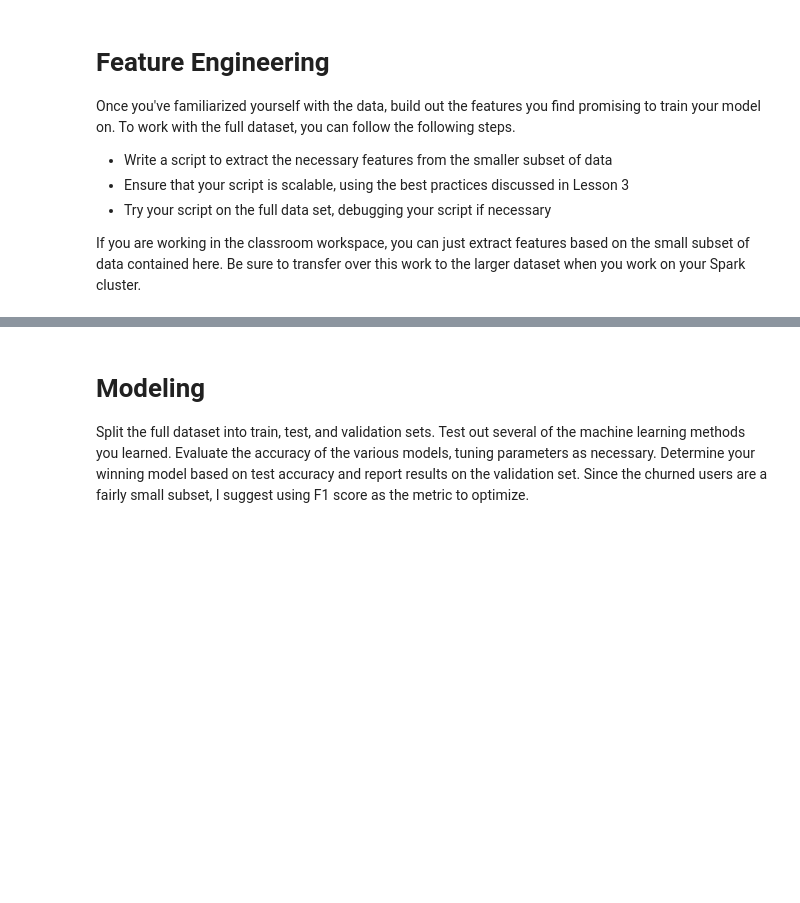
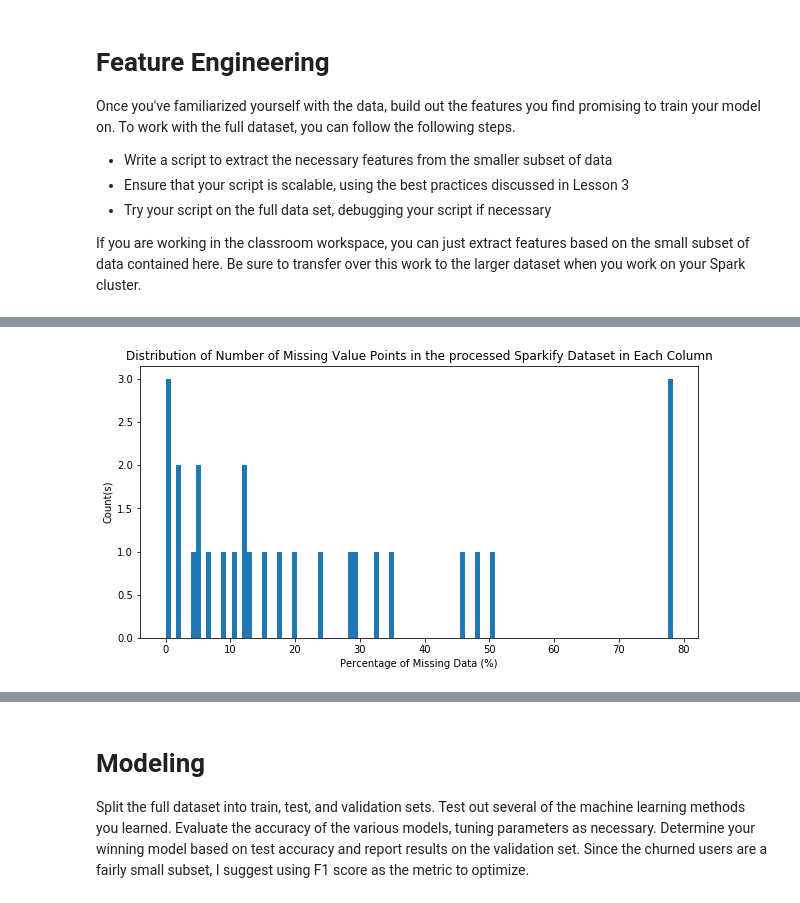
Before and after one commit to jcylim/Data_Science_Capstone_Project, a Jupyter notebook: Sparkify.ipynb, the cells around one changed output, grey strips where cells are left out. Drawn from its saved outputs; the diff is of its cells as text; code cells hidden in the pictures; blank space fills up the shorter version.

```diff
--- a/Sparkify.ipynb
+++ b/Sparkify.ipynb
@@ -599,0 +634,25 @@ df_processed = indexer_page.fit(df_processed).transform(df_processed)
+# %%
+# visit frequency of weekdays and weekends by each user
+weekDayCond = (df.day == 1) | (df.day == 2) | (df.day == 3) | (df.day == 4) | (df.day == 5)
+weekendCond = (df.day == 6) | (df.day == 7)
+
+dayDFList = []
+
+df_weekday = df.filter(weekDayCond) \
+               .select(['userId', 'day']) \
+               .groupBy('userId') \
+               .agg({'day': 'count'}).withColumnRenamed('count(day)', 'weekdayCounts')
+
+df_weekend = df.filter(weekendCond) \
+               .select(['userId', 'day']) \
+               .groupBy('userId') \
+               .agg({'day': 'count'}).withColumnRenamed('count(day)', 'weekendCounts')
+
+dayDFList.append(df_weekday)
+dayDFList.append(df_weekend)
+# %%
+# list of feature DFs
+featuresDFList = []
+
+for f in [pageDFList, hourDFList, dayDFList]:
+    featuresDFList.extend(f)
@@ -599,0 +679,4 @@ df_processed = indexer_page.fit(df_processed).transform(df_processed)
+# %%
+# generate new DF for classification with feature DFs list
+for f in featuresDFList:
+    df_processed = df_processed.join(f, ['userId'], how='full')
@@ -599,0 +703,3 @@ df_processed = indexer_page.fit(df_processed).transform(df_processed)
+# %%
+null_number = df_processed.toPandas().isnull().sum()
+null_number
@@ -599,0 +724,9 @@ df_processed = indexer_page.fit(df_processed).transform(df_processed)
+# %%
+plt.figure(figsize=(10, 5))
+plt.title('Distribution of Number of Missing Value Points in the processed Sparkify Dataset in Each Column')
+plt.hist(null_number / df_processed.count() * 100, bins=100)
+plt.xlabel('Percentage of Missing Data (%)')
+plt.ylabel('Count(s)')
+plt.show()
+# %% [output]
+[figure, added]
```
Also changed, not shown: parts of 101 cells of this notebook, 1 other file.
